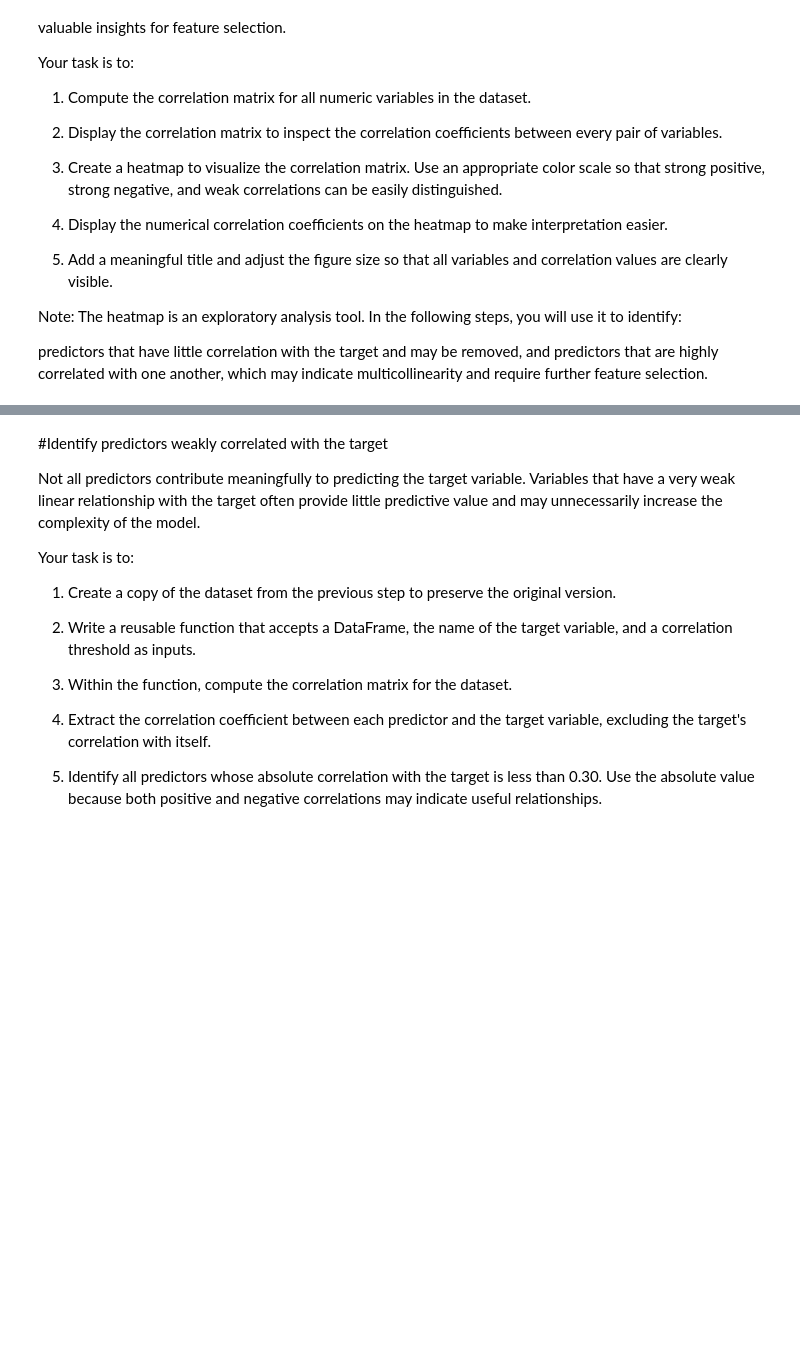
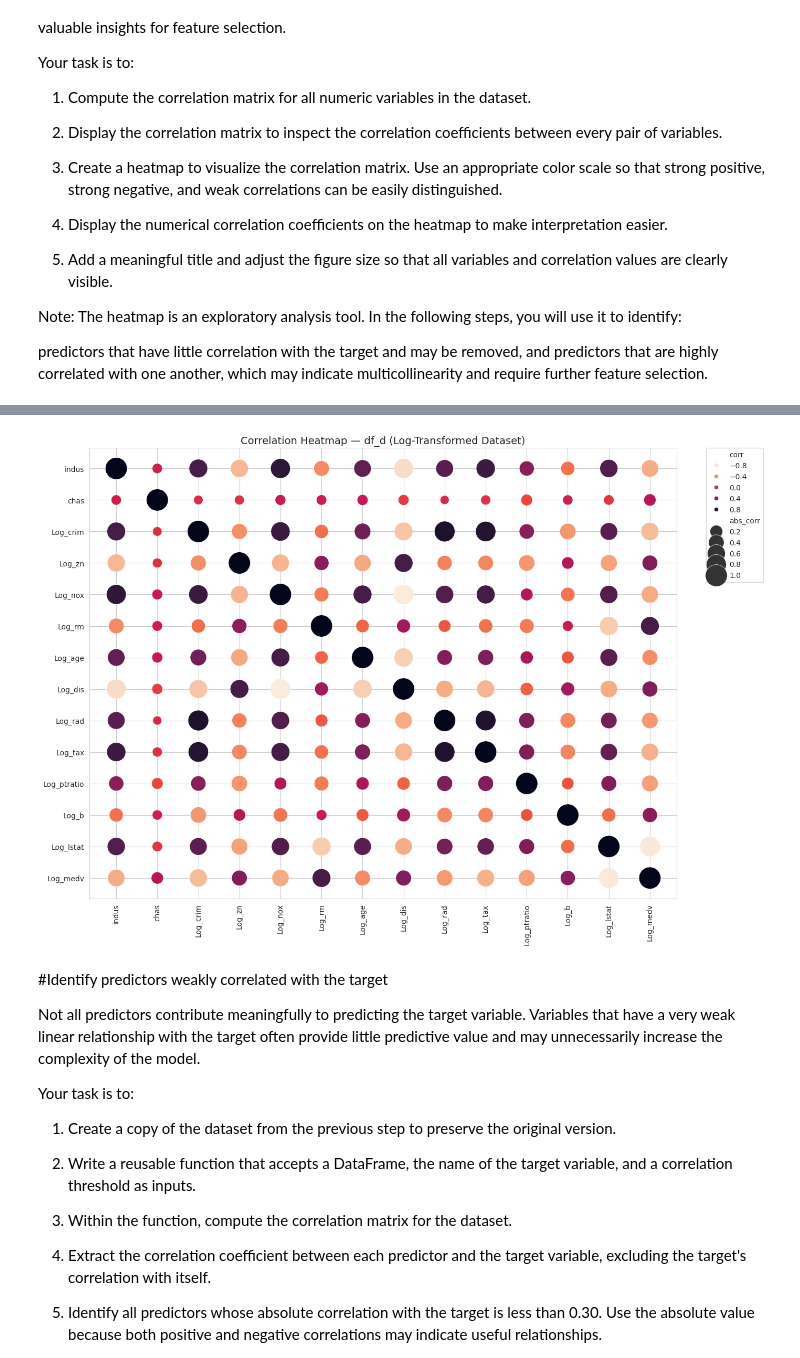
Before and after one commit to JoseAlberto88/Predictive-Analytics-, a Jupyter notebook: DAMO510_Module_03_in_Class_Activity_StarterCode.ipynb, the cells around one changed output, grey strips where cells are left out. Cells and saved outputs as stored; diff of their text form; code cells hidden in the pictures; blank space fills up the shorter version.

```diff
--- a/DAMO510_Module_03_in_Class_Activity_StarterCode.ipynb
+++ b/DAMO510_Module_03_in_Class_Activity_StarterCode.ipynb
@@ -721,0 +731,13 @@ Note: The goal is to replace the original skewed predictors with their log-trans
+# %%
+# Step 1: Copy the dataset from the previous step
+df_d = df_log.copy()
+
+# Step 2: Remove the original skewed variables that were transformed,
+# keeping only their Log_ counterparts
+df_d = df_d.drop(columns=skewed_vars)
+
+# Step 3: (df_d is already the new DataFrame, preserving df_log untouched)
+
+# Step 4: Verify
+print("Shape of df_d:", df_d.shape)
+df_d.head()
@@ -741,0 +779,6 @@ predictors that have little correlation with the target and may be removed, and
+# %%
+# Step 1 & 2: Compute and display the correlation matrix
+numeric_cols = df_d.select_dtypes(include=['int64', 'float64']).columns.tolist()
+
+corr = df_d[numeric_cols].corr()
+corr
@@ -742,3 +801,44 @@ predictors that have little correlation with the target and may be removed, and
+# %%
+# Melt for scatter-style heatmap
+corr_melt = corr.reset_index().melt(id_vars='index')
+corr_melt.columns = ['var1', 'var2', 'corr']
+corr_melt['abs_corr'] = corr_melt['corr'].abs()
+
+# Colormap
+cmap = sns.color_palette("rocket_r", as_cmap=True)
+
+plt.figure(figsize=(14, 10))
+
+# Create the scatter heatmap with larger dot sizes
+ax = sns.scatterplot(
+    data=corr_melt,
+    x="var1",
+    y="var2",
+    hue="corr",
+    size="abs_corr",
+    sizes=(150, 900),
+    palette=cmap,
+    edgecolor="white",
+    linewidth=0.5,
+    legend="brief"
+)
+
+plt.xticks(rotation=90)
+plt.xlabel("")
+plt.ylabel("")
+plt.title("Correlation Heatmap — df_d (Log-Transformed Dataset)", fontsize=14)
+
+# Move legend OUTSIDE the plot
+plt.legend(
+    bbox_to_anchor=(1.05, 1),
+    loc='upper left',
+    borderaxespad=0
+)
+
+plt.tight_layout()
+plt.show()
+# %% [output]
+[figure, added]
 # %% [markdown]
 #Identify predictors weakly correlated with the target
 
```
Also changed, not shown: parts of 4 cells of this notebook.
